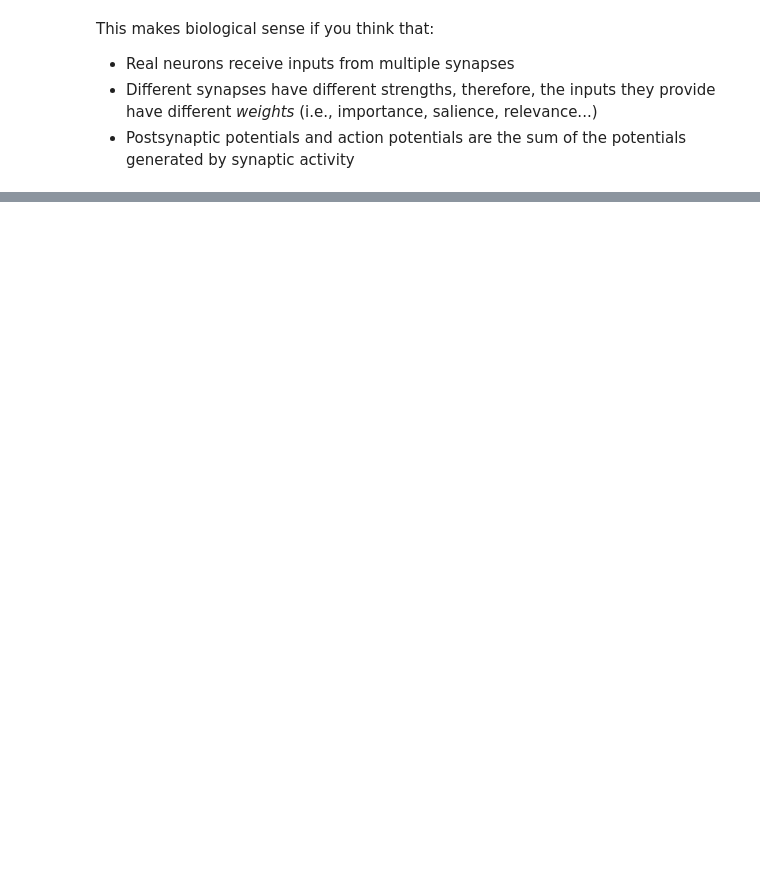
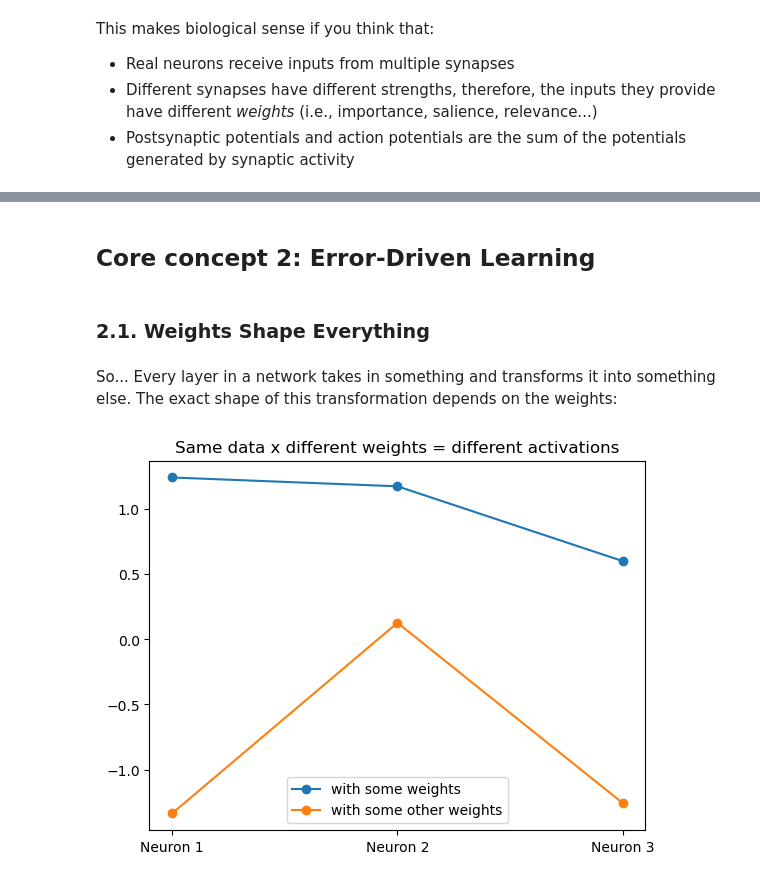
Before and after one commit to coneco-lab/open-lab-toolkit, a Jupyter notebook: convnets-tutorial.ipynb, the cells around one changed output, grey strips where cells are left out. Cells and saved outputs as stored; diff of their text form; code cells hidden in the pictures; blank space fills up the shorter version.

```diff
--- a/convnets-tutorial.ipynb
+++ b/convnets-tutorial.ipynb
@@ -135,0 +321,30 @@ relu(4)
+# %% [markdown]
+## **Core concept 2: Error-Driven Learning**
+# %% [markdown]
+### **2.1. Weights Shape Everything**
+# %% [markdown]
+So... Every layer in a network takes in something and transforms it into something else. The exact shape of this transformation depends on the weights:
+# %%
+some_weights = np.random.randn(NUMBER_OF_NEURONS,NUMBER_OF_INPUTS)
+some_other_weights = np.random.randn(NUMBER_OF_NEURONS,NUMBER_OF_INPUTS)
+# print("The weights in the first matrix are different from the weights in the second:")
+# print(some_weights != some_other_weights)
+activation_with_some_weights = network_layer(inputs=input_vector,
+                                             weights=some_weights,
+                                             bias=0)
+activation_with_some_other_weights = network_layer(inputs=input_vector,
+                                                   weights=some_other_weights,
+                                                   bias=0)
+
+plt.plot(activation_with_some_weights.T,
+         marker="o",
+         label="with some weights");
+plt.plot(activation_with_some_other_weights.T,
+         marker="o",
+         label="with some other weights");
+plt.title("Same data x different weights = different activations");
+plt.xticks(ticks=[0,1,2],
+           labels=["Neuron 1", "Neuron 2", "Neuron 3"]);
+plt.legend();
+# %% [output]
+[figure, added]
```
Also changed, not shown: parts of 49 cells of this notebook.
